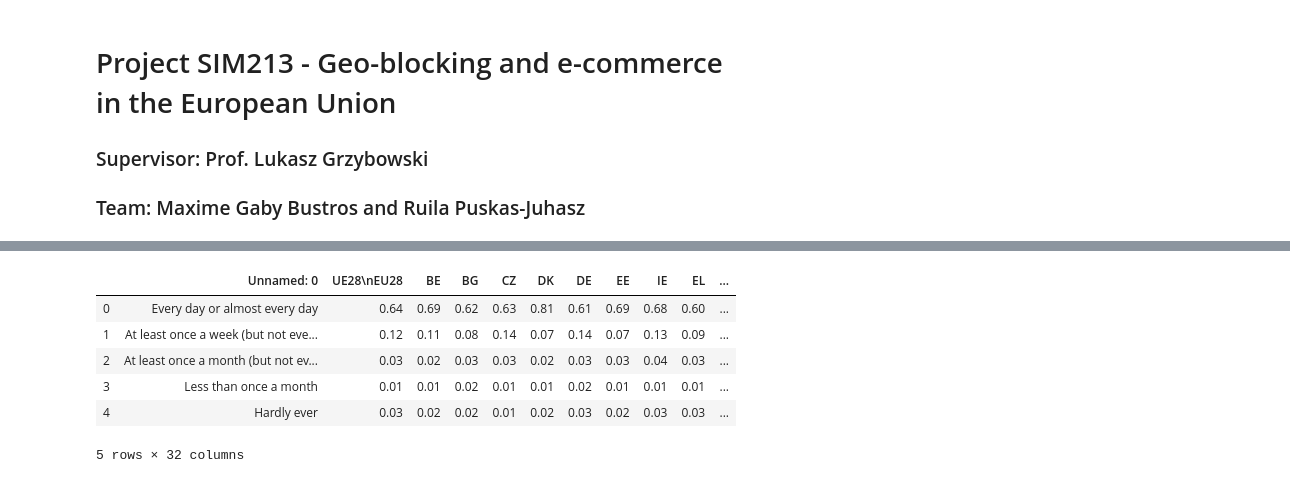
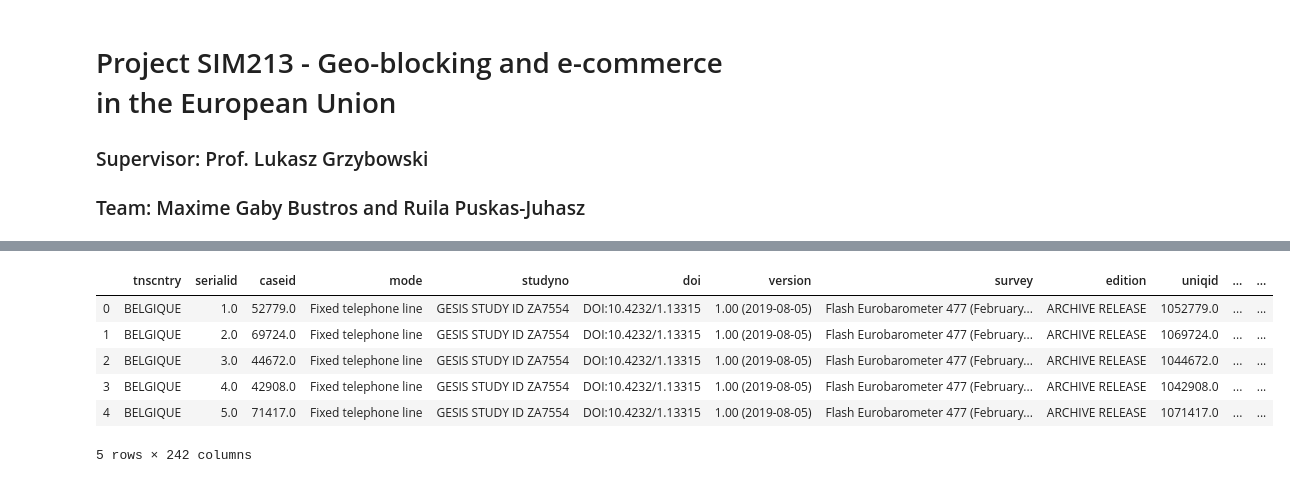
Before and after one commit to rpj12/SIM213-Geoblocking, a Jupyter notebook: Project SIM 213.ipynb, the cells around one changed output, grey strips where cells are left out. Drawn from its saved outputs; the diff is of its cells as text; code cells hidden in the pictures.

```diff
--- a/Project SIM 213.ipynb
+++ b/Project SIM 213.ipynb
@@ -48,10 +9,15 @@ print(freq)
+# %%
+#%pip install pyreadstat
+
+import pandas as pd
+database = pd.read_spss('ZA7554_v1-0-0.sav')
 # %%
-freq.head()
+database.head()
 # %% [output]
-|  | Unnamed: 0 | UE28\nEU28 | BE | BG | CZ | DK | DE | EE | IE | EL | ... |
-| 0 | Every day or almost every day | 0.64 | 0.69 | 0.62 | 0.63 | 0.81 | 0.61 | 0.69 | 0.68 | 0.60 | ... |
-| 1 | At least once a week (but not eve... | 0.12 | 0.11 | 0.08 | 0.14 | 0.07 | 0.14 | 0.07 | 0.13 | 0.09 | ... |
-| 2 | At least once a month (but not ev... | 0.03 | 0.02 | 0.03 | 0.03 | 0.02 | 0.03 | 0.03 | 0.04 | 0.03 | ... |
-| 3 | Less than once a month | 0.01 | 0.01 | 0.02 | 0.01 | 0.01 | 0.02 | 0.01 | 0.01 | 0.01 | ... |
-| 4 | Hardly ever | 0.03 | 0.02 | 0.02 | 0.01 | 0.02 | 0.03 | 0.02 | 0.03 | 0.03 | ... |
+|  | tnscntry | serialid | caseid | mode | studyno | doi | version | survey | edition | uniqid | ... | ... |
+| 0 | BELGIQUE | 1.0 | 52779.0 | Fixed telephone line | GESIS STUDY ID ZA7554 | DOI:10.4232/1.13315 | 1.00 (2019-08-05) | Flash Eurobarometer 477 (February... | ARCHIVE RELEASE | 1052779.0 | ... | ... |
+| 1 | BELGIQUE | 2.0 | 69724.0 | Fixed telephone line | GESIS STUDY ID ZA7554 | DOI:10.4232/1.13315 | 1.00 (2019-08-05) | Flash Eurobarometer 477 (February... | ARCHIVE RELEASE | 1069724.0 | ... | ... |
+| 2 | BELGIQUE | 3.0 | 44672.0 | Fixed telephone line | GESIS STUDY ID ZA7554 | DOI:10.4232/1.13315 | 1.00 (2019-08-05) | Flash Eurobarometer 477 (February... | ARCHIVE RELEASE | 1044672.0 | ... | ... |
+| 3 | BELGIQUE | 4.0 | 42908.0 | Fixed telephone line | GESIS STUDY ID ZA7554 | DOI:10.4232/1.13315 | 1.00 (2019-08-05) | Flash Eurobarometer 477 (February... | ARCHIVE RELEASE | 1042908.0 | ... | ... |
+| 4 | BELGIQUE | 5.0 | 71417.0 | Fixed telephone line | GESIS STUDY ID ZA7554 | DOI:10.4232/1.13315 | 1.00 (2019-08-05) | Flash Eurobarometer 477 (February... | ARCHIVE RELEASE | 1071417.0 | ... | ... |
-5 rows × 32 columns
+5 rows × 242 columns
```
Also changed, not shown: parts of 10 cells of this notebook.
